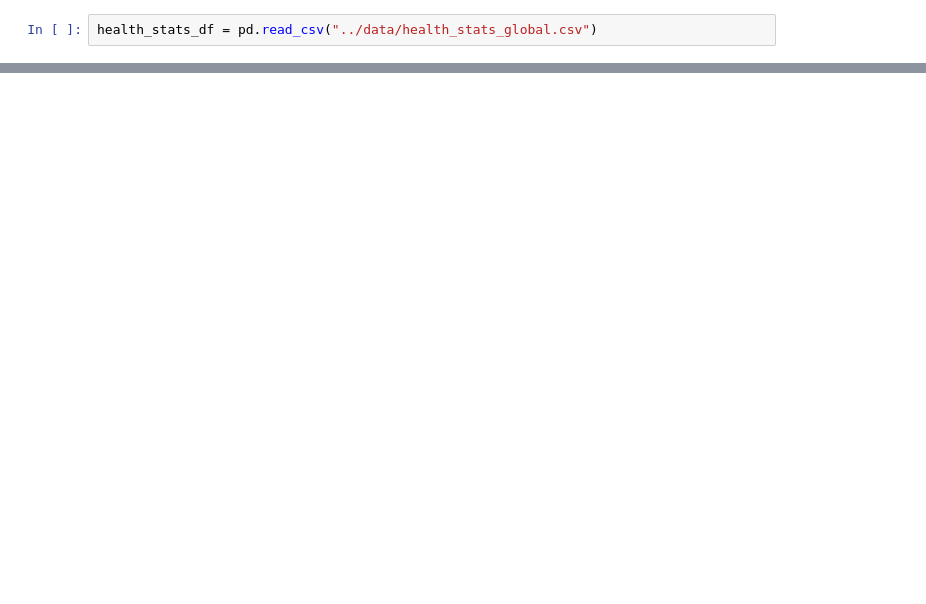
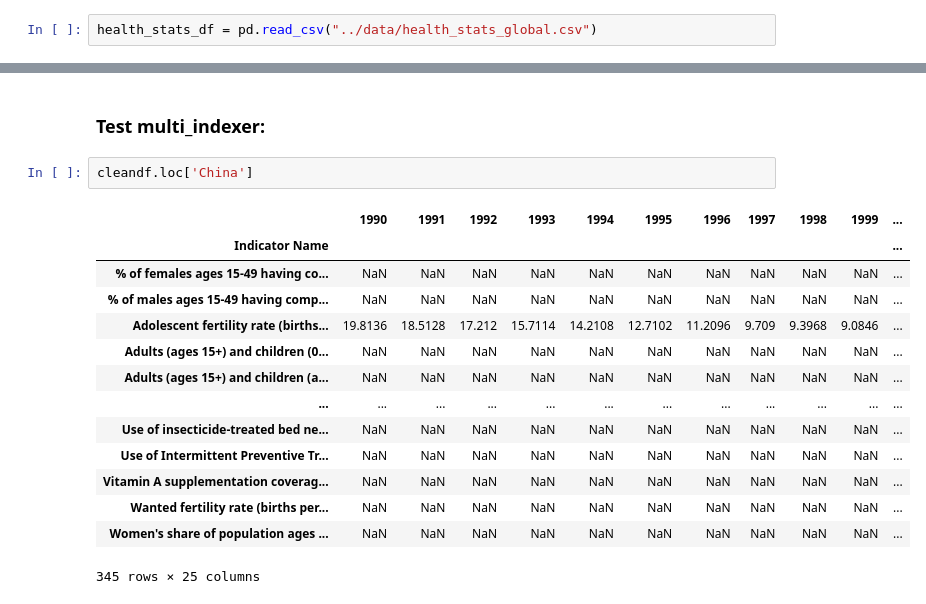
Before and after one commit to IsaacDaHanes/world_health, a Jupyter notebook: notebooks/health_stats_global.ipynb, the cells around one changed output, grey strips where cells are left out. Saved outputs shown, nothing was run; the diff lists cells and outputs as text; blank space fills up the shorter version.

```diff
--- a/notebooks/health_stats_global.ipynb
+++ b/notebooks/health_stats_global.ipynb
@@ -55,0 +255,19 @@ AttributeError: module 'pandas' has no attribute 'shape'
+# %% [markdown]
+### Test multi_indexer:
+# %%
+cleandf.loc['China']
+# %% [output]
+|  | 1990 | 1991 | 1992 | 1993 | 1994 | 1995 | 1996 | 1997 | 1998 | 1999 | ... |
+| Indicator Name |  |  |  |  |  |  |  |  |  |  | ... |
+| % of females ages 15-49 having co... | NaN | NaN | NaN | NaN | NaN | NaN | NaN | NaN | NaN | NaN | ... |
+| % of males ages 15-49 having comp... | NaN | NaN | NaN | NaN | NaN | NaN | NaN | NaN | NaN | NaN | ... |
+| Adolescent fertility rate (births... | 19.8136 | 18.5128 | 17.212 | 15.7114 | 14.2108 | 12.7102 | 11.2096 | 9.709 | 9.3968 | 9.0846 | ... |
+| Adults (ages 15+) and children (0... | NaN | NaN | NaN | NaN | NaN | NaN | NaN | NaN | NaN | NaN | ... |
+| Adults (ages 15+) and children (a... | NaN | NaN | NaN | NaN | NaN | NaN | NaN | NaN | NaN | NaN | ... |
+| ... | ... | ... | ... | ... | ... | ... | ... | ... | ... | ... | ... |
+| Use of insecticide-treated bed ne... | NaN | NaN | NaN | NaN | NaN | NaN | NaN | NaN | NaN | NaN | ... |
+| Use of Intermittent Preventive Tr... | NaN | NaN | NaN | NaN | NaN | NaN | NaN | NaN | NaN | NaN | ... |
+| Vitamin A supplementation coverag... | NaN | NaN | NaN | NaN | NaN | NaN | NaN | NaN | NaN | NaN | ... |
+| Wanted fertility rate (births per... | NaN | NaN | NaN | NaN | NaN | NaN | NaN | NaN | NaN | NaN | ... |
+| Women's share of population ages ... | NaN | NaN | NaN | NaN | NaN | NaN | NaN | NaN | NaN | NaN | ... |
+345 rows × 25 columns
```
Also changed, not shown: parts of 66 cells of this notebook, 1 other file.
